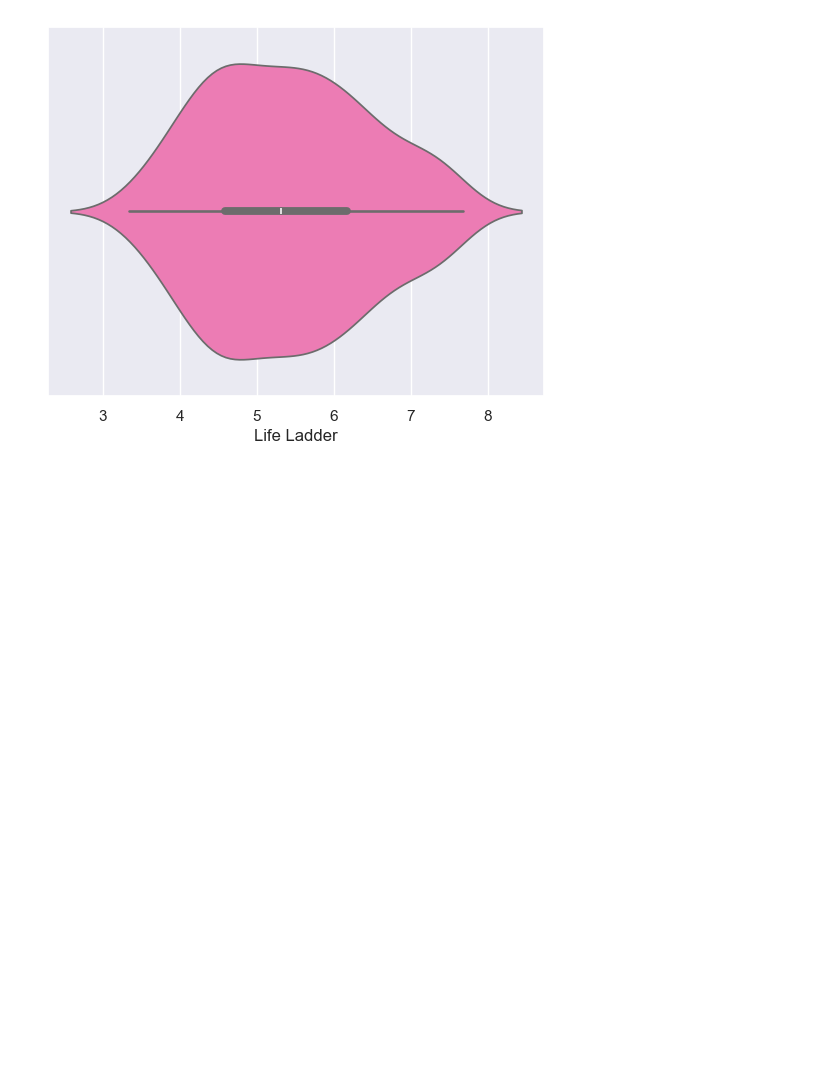
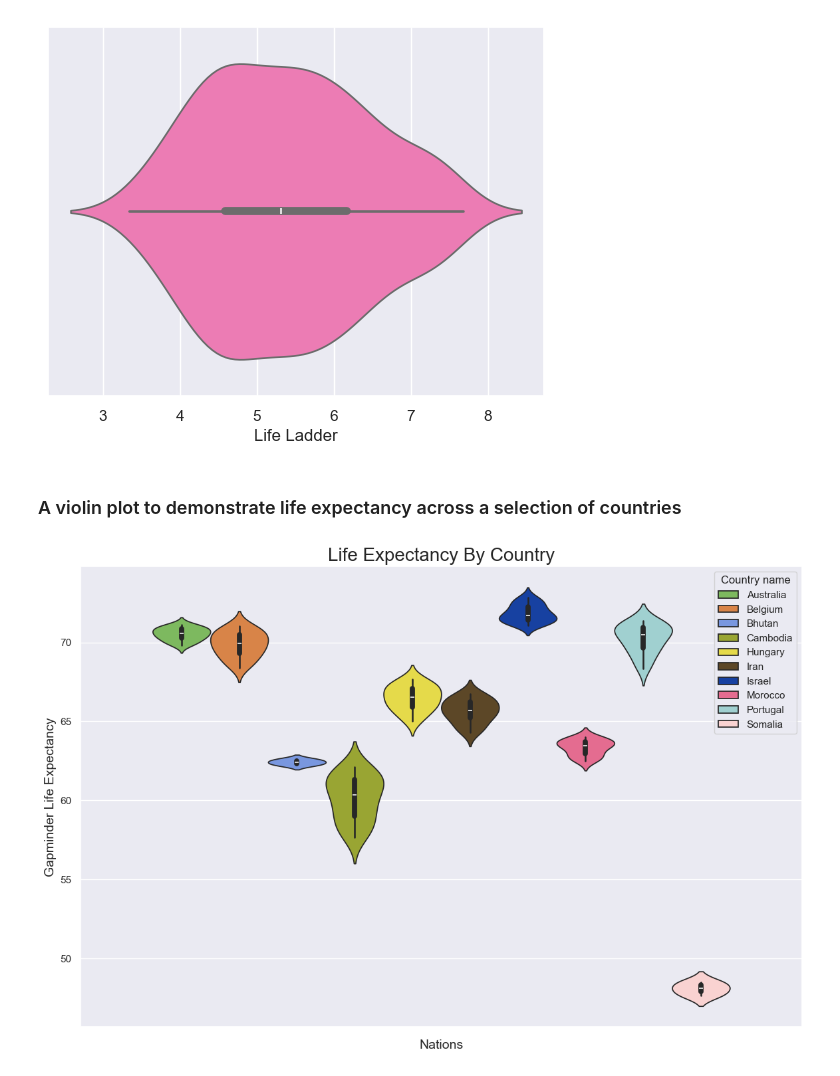
Before and after one commit to robbfox/jupyter-visualisation, a Jupyter notebook: visualised.ipynb, the cells around one changed output. Cells and saved outputs as stored; diff of their text form; code cells hidden in the pictures; blank space fills up the shorter version.

Commit message:
update project with further visualisations

```diff
--- a/visualised.ipynb
+++ b/visualised.ipynb
@@ -161,3 +161,17 @@ sns.violinplot(x=mean_data['Life Ladder'], color = 'hotpink')
 # %% [output]
 <Axes: xlabel='Life Ladder'>
 [figure]
+# %% [markdown]
+### A violin plot to demonstrate life expectancy across a selection of countries
+# %%
+colors_list = ['#78C850', '#F08030',  '#6890F0',  '#A8B820',  '#fff030', '#65491e', '#0038b8', '#F85888', '#98D8D8', '#FFCCCB']
+selected_countries = ['Bhutan','Belgium', 'Cambodia', 'Hungary', 'Somalia', 'Israel', 'Iran', 'Australia', 'Portugal', 'Morocco']
+filtered_data = data_cleaned[data_cleaned['Country name'].isin(selected_countries)]
+plt.figure(figsize=(14, 9))
+ax = sns.violinplot(hue=filtered_data['Country name'], y=filtered_data['Healthy life expectancy at birth'], palette=colors_list)
+ax.set_title("Life Expectancy By Country", fontsize=20)
+ax.set_ylabel("Gapminder Life Expectancy", fontsize=14)
+ax.set_xlabel("Nations", fontsize=14)
+plt.show()
+# %% [output]
+[figure, added]
```
